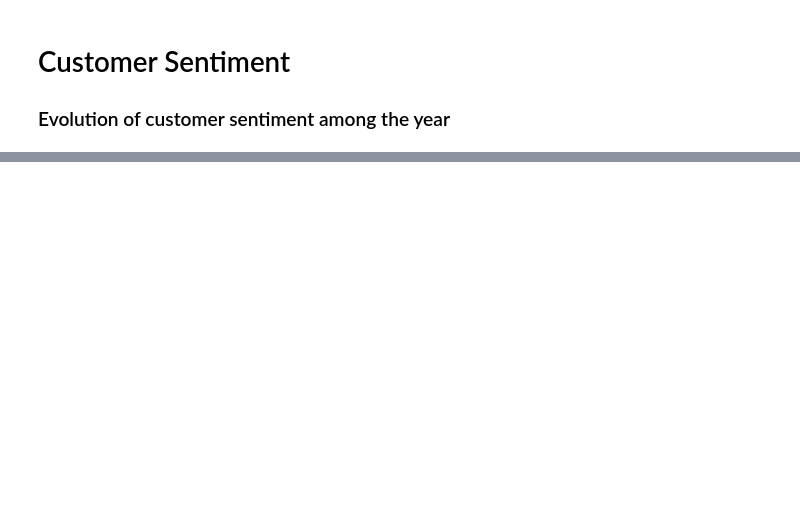
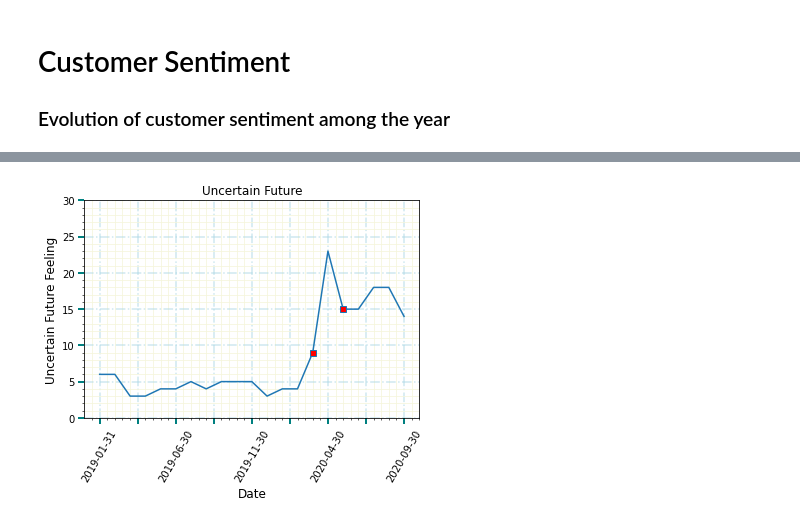
Before and after one commit to danawoodruff/Car-Sales-Analysis, a Jupyter notebook: Govt_Data/Customer_Sentiment_Analysis.ipynb, the cells around one changed output, grey strips where cells are left out. Drawn from its saved outputs; the diff is of its cells as text; code cells hidden in the pictures; blank space fills up the shorter version.

```diff
--- a/Govt_Data/Customer_Sentiment_Analysis.ipynb
+++ b/Govt_Data/Customer_Sentiment_Analysis.ipynb
@@ -33,0 +32,8 @@ customer_df
+# %%
+# Remove unnecessary columns from source dataframe
+customer_df = customer_df.drop(['Good Time<br>Prices are Low','Good Time<br>Prices will increase',
+                                'Good Time<br>Interest rates low','Good Time<br>Rising interest rates',
+                                'Good Time<br>Fuel Efficiency', 'Bad Time<br>Prices High', 'Bad Time<br>Interest rates high',
+                                "Bad Time<br>Can't Afford",'Bad Time<br>Gas Prices','Bad Time<br>Poor Selection','Relative: prices',
+                                'Relative: rates'],axis=1)
+customer_df
@@ -33,0 +54,5 @@ customer_df
+# %%
+# Remove data beyond the end of the 3Q 2020 starting at 2019-01-01
+customer_df = customer_df[customer_df['Date'] >= '2019-01-01']
+customer_df = customer_df[customer_df['Date'] <= '2020-10-01']
+customer_df
@@ -33,0 +77,4 @@ customer_df
+# %%
+#Sort values from 2019-01-01 to 2020-10-01
+customer_df = customer_df.sort_values('Date')
+customer_df
@@ -34,42 +99,41 @@ customer_df
 # %%
 # Historical points as markers
 # Group by Date to create df for historical markers.
-df1 = df.groupby(['Date']).sum()
+CSI = customer_df.groupby(['Date']).sum()
 
-dates = ["2020-03-27","2020-05-27"]   # values for stimulus and deaths at 100K
-def find_loc(df1, dates):
+dates = ["2020-03-31","2020-05-31"]
+def find_loc(CSI, dates):
     marks = []
     for date in dates:
-        marks.append(df1.index.get_loc(date))
+        marks.append(UEI.index.get_loc(date))
     return marks
 # %%
-# Line plot with formatting
-minvalue = df.loc[df['Avg Price'].idxmin()]  # Min price for Y-axis
-#print(minvalue)
-maxvalue = df.loc[df['Avg Price'].idxmax()]  # Max price for Y-axis
-#print(maxvalue)
+#Bad Time<br>Uncertain Future
 
 # Line chart selection
-df.plot.line(x='Date', y='Avg Price', legend = False, rot=60, title="Title",markevery=find_loc(SPI, dates), marker='s', markerfacecolor='red');
+customer_df.plot.line(x='Date', y='Bad Time<br>Uncertain Future', legend = False, rot=60, title="Uncertain Future",
+                      markevery=find_loc(CSI, dates), marker='s', markerfacecolor='red')
+
 
 # Sets the y limits
-plt.ylim(2000, 3800)
+plt.ylim(0, 30)
 
 # Provides labels
-plt.xlabel(" ")
-plt.ylabel("S&P Index Price", fontsize=12)
+plt.xlabel("Date", fontsize=12)
+plt.ylabel("Uncertain Future Feeling", fontsize=12)
 
-# Format tick marks
 plt.tick_params(axis='both', direction='out', length=6, width=2, labelcolor = 'black',colors='teal')
 
 # Major grid lines
 plt.grid(b=True, which='major', color='lightblue', alpha=0.6, linestyle='dashdot', lw=1.5)
 
 # Minor grid lines
 plt.minorticks_on()
 plt.grid(b=True, which='minor', color='beige', alpha=0.8, ls='-', lw=1)
 
 # Save the figure as .png
-plt.savefig('Images/Title.png')
+#plt.savefig('Images/Interest Rates.png')
 
 plt.show(block=True)
+# %% [output]
+[figure, added]
```
Also changed, not shown: parts of 10 cells of this notebook.
